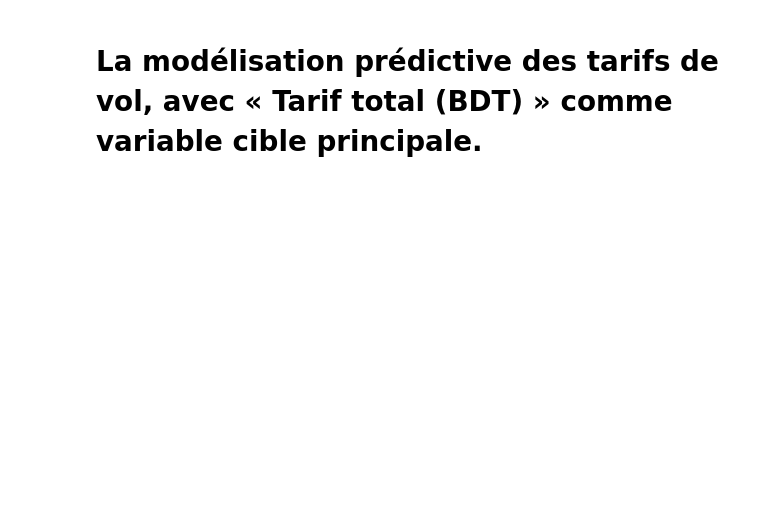
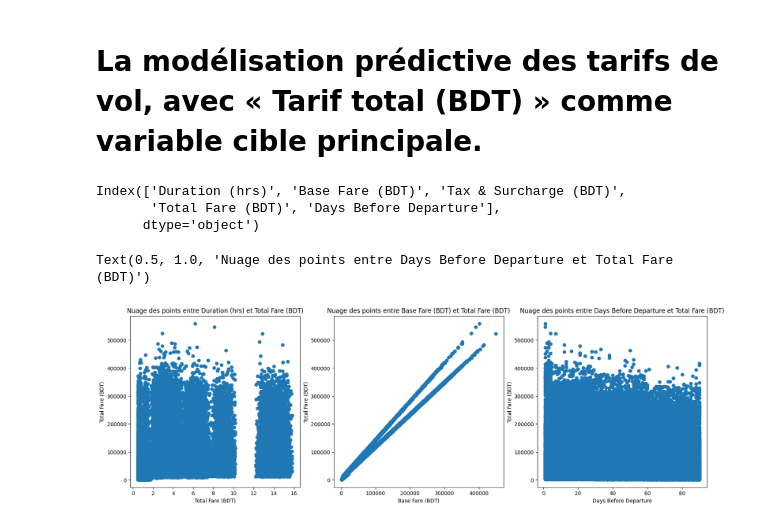
Before and after one commit to bigirimanainnocent12/Apprentissage_automatique, a Jupyter notebook: Ensemble_de_données_sur_les_prix_des_vols_au_Bangladesh.ipynb, the cells around one changed output. Drawn from its saved outputs; the diff is of its cells as text; code cells hidden in the pictures; blank space fills up the shorter version.

```diff
--- a/Ensemble_de_données_sur_les_prix_des_vols_au_Bangladesh.ipynb
+++ b/Ensemble_de_données_sur_les_prix_des_vols_au_Bangladesh.ipynb
@@ -273,3 +298,31 @@ df.select_dtypes(include=['int64','float64']).describe().transpose()
 | Days Before Departure | 57000.0 | 45.460579 | 26.015657 | 1.000000 | 23.000000 | 45.000000 | 68.000000 | 90.000000 |
 # %% [markdown]
 # **La modélisation prédictive des tarifs de vol, avec « Tarif total (BDT) » comme variable cible principale.**
+# %%
+df.select_dtypes(include=['int64','float64']).columns
+# %% [output]
+Index(['Duration (hrs)', 'Base Fare (BDT)', 'Tax & Surcharge (BDT)',
+       'Total Fare (BDT)', 'Days Before Departure'],
+      dtype='object')
+# %%
+
+fig,axes=plt.subplots(nrows=1,ncols=3,figsize=(20,6))
+
+axes[0].plot(df['Duration (hrs)'],df['Total Fare (BDT)'],'o')
+axes[0].set_ylabel('Total Fare (BDT)')
+axes[0].set_xlabel('Total Fare (BDT)')
+
+axes[0].set_title('Nuage des points entre Duration (hrs) et Total Fare (BDT)')
+
+axes[1].plot(df['Base Fare (BDT)'],df['Total Fare (BDT)'],'o')
+axes[1].set_ylabel('Total Fare (BDT)')
+axes[1].set_xlabel('Base Fare (BDT)')
+axes[1].set_title('Nuage des points entre Base Fare (BDT) et Total Fare (BDT)')
+
+axes[2].plot(df['Days Before Departure'],df['Total Fare (BDT)'],'o')
+axes[2].set_ylabel('Total Fare (BDT)')
+axes[2].set_xlabel('Days Before Departure')
+axes[2].set_title('Nuage des points entre Days Before Departure et Total Fare (BDT)')
+# %% [output]
+Text(0.5, 1.0, 'Nuage des points entre Days Before Departure et Total Fare (BDT)')
+[figure, added]
```
Also changed, not shown: parts of 5 cells of this notebook.
